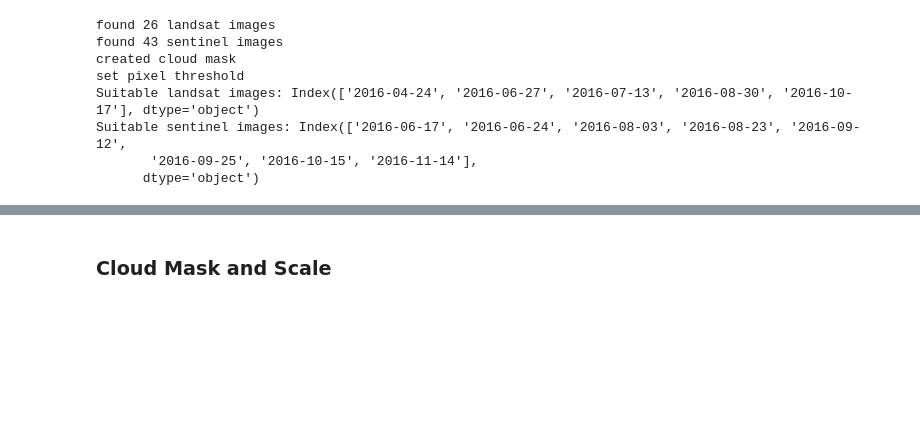
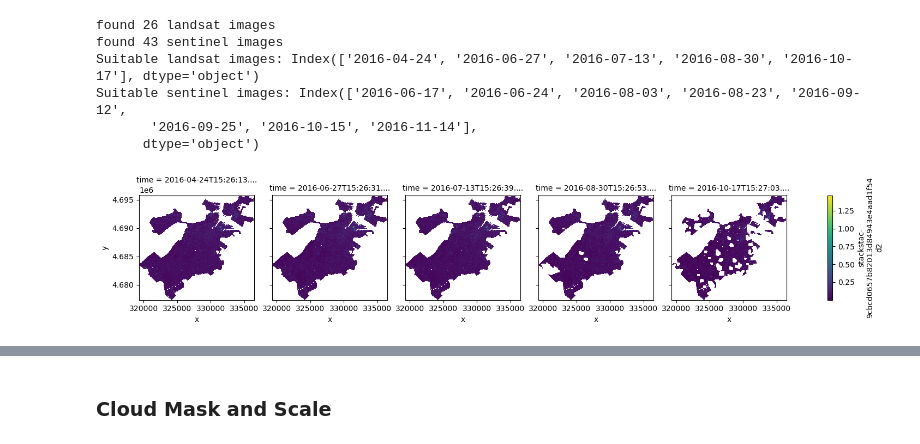
Before and after one commit to rosehanuy/urban-tree-canopy, a Jupyter notebook: download_satellite_data_boston.ipynb, the cells around one changed output, grey strips where cells are left out. Cells and saved outputs as stored; diff of their text form; code cells hidden in the pictures; blank space fills up the shorter version.

Commit message:
data combiner class

```diff
--- a/download_satellite_data_boston.ipynb
+++ b/download_satellite_data_boston.ipynb
@@ -53,9 +54,12 @@ class Site():
 
     @property
     def tree_canopy(self):
-        return xr.open_dataarray(self.root / 'data' / self.site_name / f'{self.site_name}_tree_canopy.tif')
+        t = rioxarray.open_rasterio(self.root / 'data' / self.site_name / f'{self.site_name}_tree_canopy.tif')
+        t = t.rio.reproject(f"EPSG:{self.epsg}")
+        t = t.rio.clip(geometries=self.boundary.geometry)
+        return t
 
-    # add property methods for hls_bands and hls_indices?
+    # add property methods for nlcd?
 
     def get_bbox(self):
         boundary_4326 = self.boundary.to_crs(epsg=4326)
@@ -174,7 +178,7 @@ class HlsDownloader():
 
 
     def filter_mask_scale(self,satellite):
-        data = getattr(self,f'all_{satellite}_data')
+        data = getattr(self,f'all_{satellite}')
 
         ################ apply qa mask to data #######################
         fmask = data.sel(band='Fmask')
@@ -211,10 +215,11 @@ class HlsDownloader():
         else:
                 scaled = filtered * .0001
 
+
         return scaled
 
     def make_timestamps_df(self, satellite):
-        all_data = getattr(self, f'all_{satellite}_data')
+        all_data = getattr(self, f'all_{satellite}')
         filtered_data = getattr(self, f'filtered_{satellite}')
 
         all_dates = pd.to_datetime(all_data.time.values).strftime('%Y-%m-%d')
@@ -246,10 +251,12 @@ b_2016.get_stac_items()
 # %% [output]
 found 26 landsat images
 found 43 sentinel images
-created cloud mask
-set pixel threshold
 Suitable landsat images: Index(['2016-04-24', '2016-06-27', '2016-07-13', '2016-08-30', '2016-10-17'], dtype='object')
 Suitable sentinel images: Index(['2016-06-17', '2016-06-24', '2016-08-03', '2016-08-23', '2016-09-12',
        '2016-09-25', '2016-10-15', '2016-11-14'],
       dtype='object')
+# %%
+b_2016.plot_data(satellite='landsat',type='filtered')
+# %% [output]
+[figure, added]
 # %%
```
Also changed, not shown: parts of 9 cells of this notebook.
